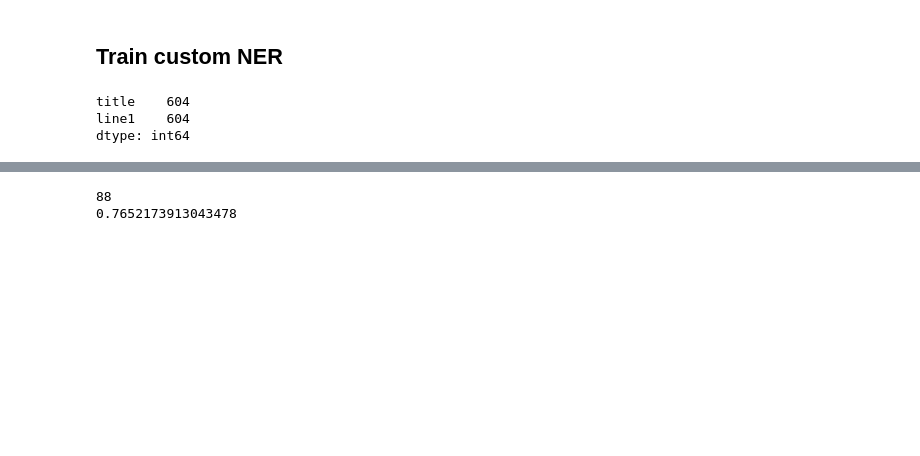
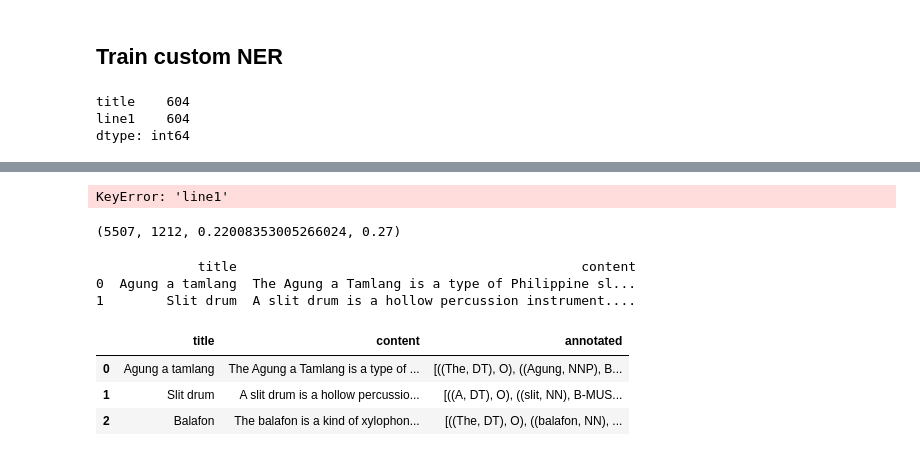
Before and after one commit to vivek7266/music-graph, a Jupyter notebook: mgraphNLTK.ipynb, the cells around one changed output, grey strips where cells are left out. Drawn from its saved outputs; the diff is of its cells as text; code cells hidden in the pictures; blank space fills up the shorter version.

```diff
--- a/mgraphNLTK.ipynb
+++ b/mgraphNLTK.ipynb
@@ -240,20 +301,19 @@ chunker.parse(pos_tag(word_tokenize("Is it not a slit drum?")))
 # %%
 test_truth = test["annotated"].values.tolist()
 test_pred = [chunker.parse(pos_tag(word_tokenize(sent))) for sent in test["line1"].values.tolist()]
+compute_precision(test_truth, test_pred)
+# %% [output]
+KeyError: 'line1'
-# %%
-# compute accuracy of custom NER Tagger
-count = 0
-for i in range(len(test)):
-    tags = test_pred[i]
-    true_tags = test_truth[i]
-    accurate = True
-    for tag, true_tag in zip(tags, true_tags):
-        if true_tag[1] == "MUSIC" and tag[1] != "MUSIC":
-            accurate = False
-    if accurate:
-        count += 1
-print(count)
-print(count/len(test))
-# %% [output]
-88
-0.7652173913043478
+# %%
+compute_precision(test_truth, test_pred)
+# %% [output]
+(5507, 1212, 0.22008353005266024, 0.27)
+# %%
+large_corpus_fname = parent_dir + "instruments.csv"
+mi_large_df = pd.read_csv(large_corpus_fname, delimiter='|')
+mi_large_df = mi_large_df[["title", "content"]]
+print(mi_large_df.head(2))
+# %% [output]
+             title                                            content
+0  Agung a tamlang  The Agung a Tamlang is a type of Philippine sl...
+1        Slit drum  A slit drum is a hollow percussion instrument....
@@ -259,0 +324,10 @@ print(count/len(test))
+# %%
+# pos tagging
+mi_large_df["annotated"] = mi_large_df.apply(annotate_data, axis=1)
+mi_large_df["annotated"] = mi_large_df["annotated"].apply(to_conll_iob)
+mi_large_df.head(3)
+# %% [output]
+|  | title | content | annotated |
+| 0 | Agung a tamlang | The Agung a Tamlang is a type of ... | [((The, DT), O), ((Agung, NNP), B... |
+| 1 | Slit drum | A slit drum is a hollow percussio... | [((A, DT), O), ((slit, NN), B-MUS... |
+| 2 | Balafon | The balafon is a kind of xylophon... | [((The, DT), O), ((balafon, NN), ... |
```
Also changed, not shown: parts of 41 cells of this notebook.
